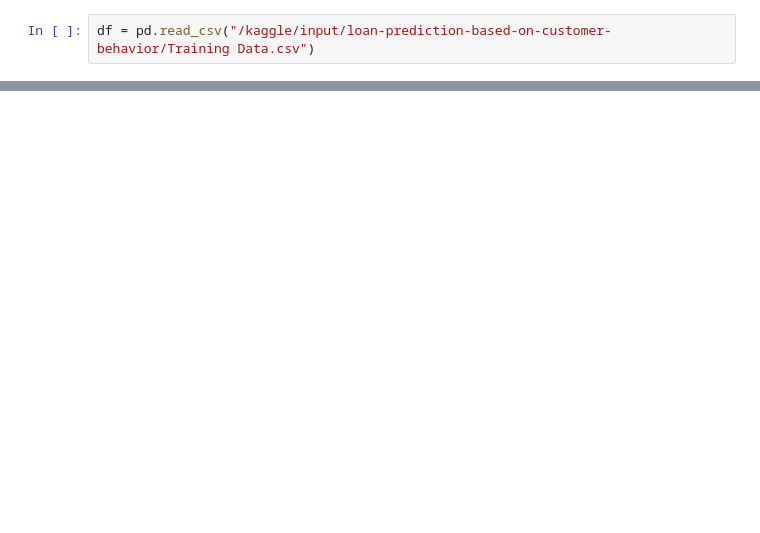
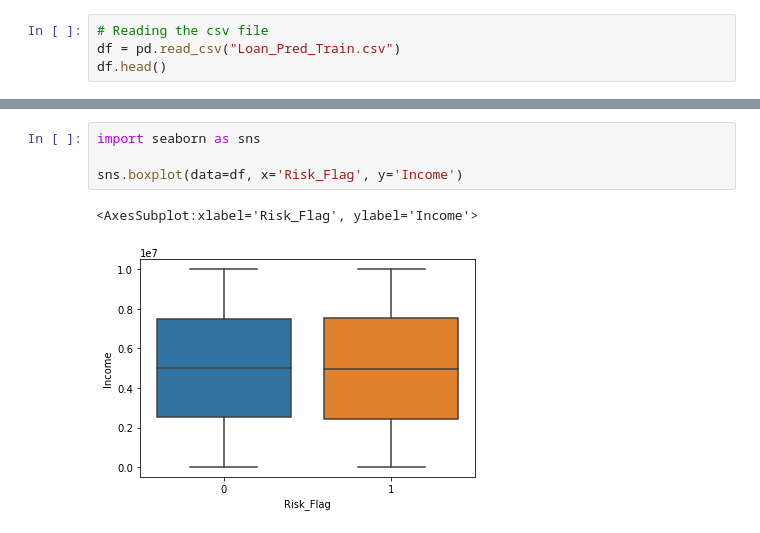
Before and after one commit to amryta95/Bank_Default_Prediction, a Jupyter notebook: Bank_Loan_Prediction.ipynb, the cells around one changed output, grey strips where cells are left out. Drawn from its saved outputs; the diff is of its cells as text; blank space fills up the shorter version.

```diff
--- a/Bank_Loan_Prediction.ipynb
+++ b/Bank_Loan_Prediction.ipynb
@@ -4,3 +6,5 @@ import numpy as np
 # %%
-df = pd.read_csv("/kaggle/input/loan-prediction-based-on-customer-behavior/Training Data.csv")
+# Reading the csv file
+df = pd.read_csv("Loan_Pred_Train.csv")
+df.head()
 # %% [output]
@@ -7,0 +108,7 @@ FileNotFoundError: [Errno 2] No such file or directory: '/kaggle/input/loan-pred
+# %%
+import seaborn as sns
+
+sns.boxplot(data=df, x='Risk_Flag', y='Income')
+# %% [output]
+<AxesSubplot:xlabel='Risk_Flag', ylabel='Income'>
+[figure, added]
```
Also changed, not shown: parts of 33 cells of this notebook.
